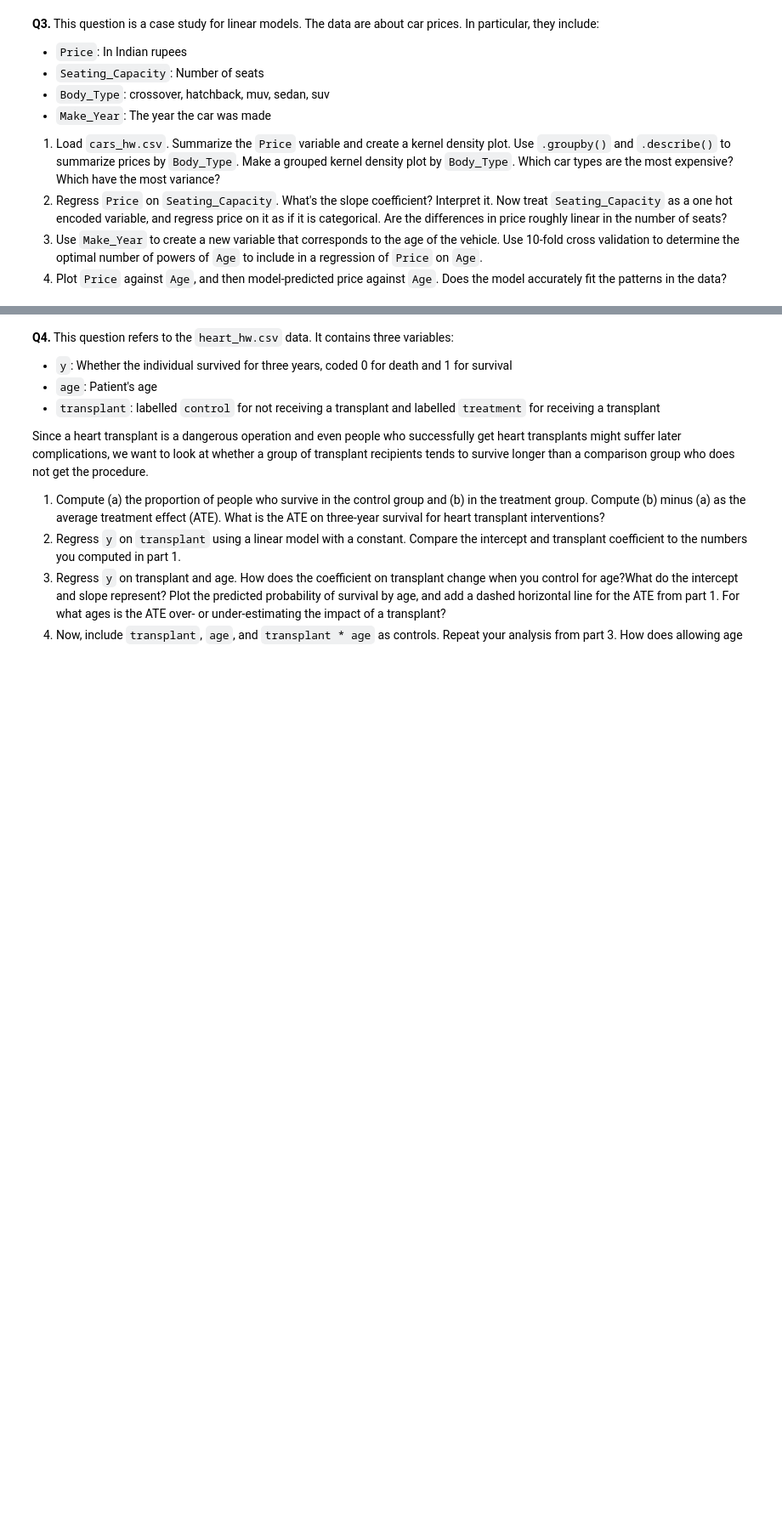
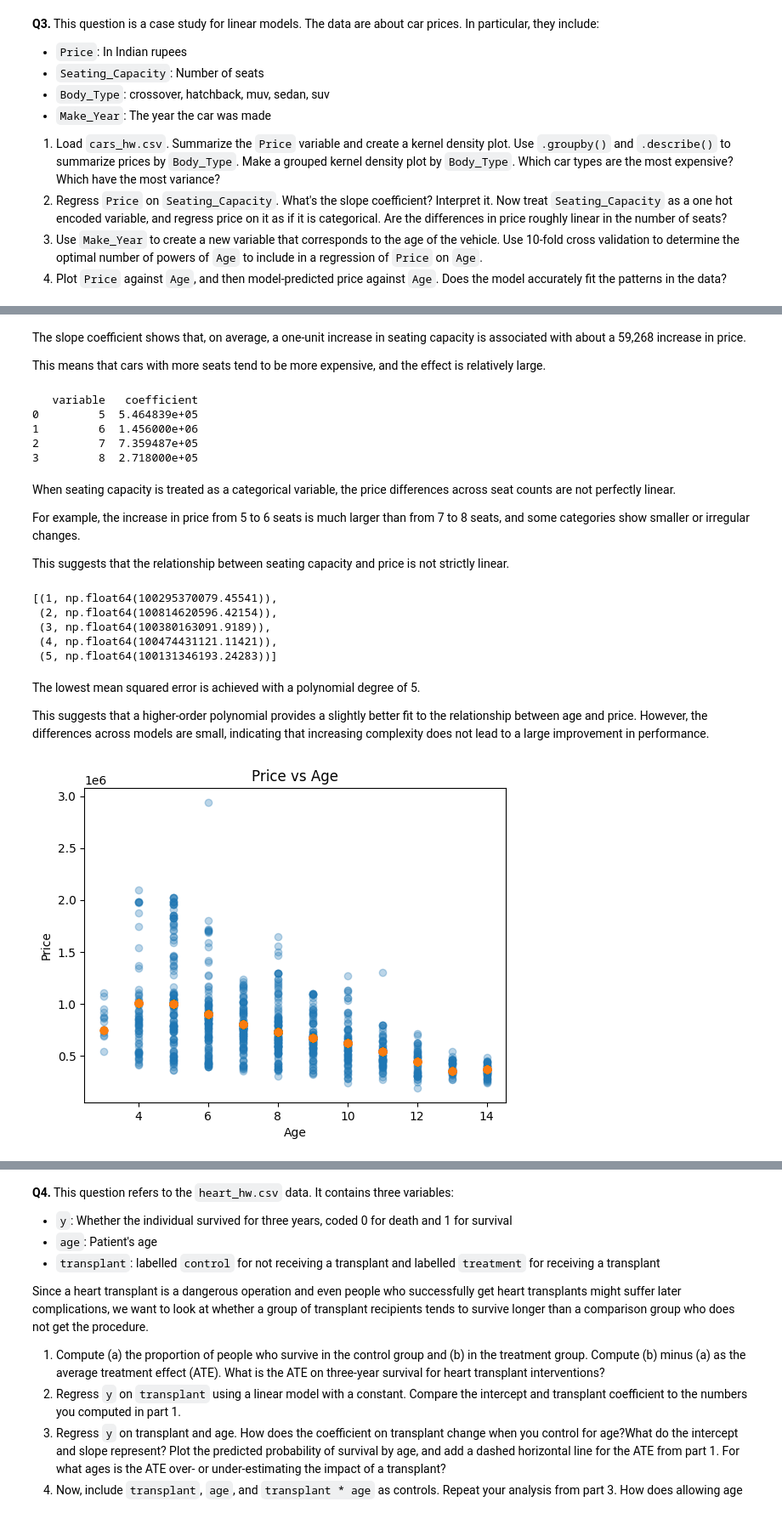
Before and after one commit to Cykim0320/airflow-project, a Jupyter notebook: 03_assignment_linear_models.ipynb, the cells around one changed output, grey strips where cells are left out. Shown at 85% size. Drawn from its saved outputs; the diff is of its cells as text; code cells hidden in the pictures; blank space fills up the shorter version.

```diff
--- a/03_assignment_linear_models.ipynb
+++ b/03_assignment_linear_models.ipynb
@@ -299,0 +353,73 @@ Model 6 has a slightly higher error than Model 5, suggesting that adding interac
+# %% [markdown]
+The slope coefficient shows that, on average, a one-unit increase in seating capacity is associated with about a 59,268 increase in price.
+
+This means that cars with more seats tend to be more expensive, and the effect is relatively large.
+# %%
+X_cat = pd.get_dummies(df['Seating_Capacity'], drop_first=True)
+model = LinearRegression()
+model.fit(X_cat, y)
+
+print(pd.DataFrame({
+    'variable': X_cat.columns,
+    'coefficient': model.coef_
+}))
+# %% [output]
+   variable   coefficient
+0         5  5.464839e+05
+1         6  1.456000e+06
+2         7  7.359487e+05
+3         8  2.718000e+05
+# %% [markdown]
+When seating capacity is treated as a categorical variable, the price differences across seat counts are not perfectly linear.
+
+For example, the increase in price from 5 to 6 seats is much larger than from 7 to 8 seats, and some categories show smaller or irregular changes.
+
+This suggests that the relationship between seating capacity and price is not strictly linear.
+# %%
+df['Age'] = 2025 - df['Make_Year']
+# %%
+from sklearn.preprocessing import PolynomialFeatures
+from sklearn.model_selection import cross_val_score
+
+y = df['Price']
+
+results = []
+
+for d in range(1, 6):
+    poly = PolynomialFeatures(degree=d, include_bias=False)
+    X_poly = poly.fit_transform(df[['Age']])
+
+    model = LinearRegression()
+    scores = cross_val_score(model, X_poly, y, cv=10, scoring='neg_mean_squared_error')
+
+    results.append((d, -scores.mean()))
+
+results
+# %% [output]
+[(1, np.float64(100295370079.45541)),
+ (2, np.float64(100814620596.42154)),
+ (3, np.float64(100380163091.9189)),
+ (4, np.float64(100474431121.11421)),
+ (5, np.float64(100131346193.24283))]
+# %% [markdown]
+The lowest mean squared error is achieved with a polynomial degree of 5.
+
+This suggests that a higher-order polynomial provides a slightly better fit to the relationship between age and price. However, the differences across models are small, indicating that increasing complexity does not lead to a large improvement in performance.
+# %%
+poly = PolynomialFeatures(degree=5, include_bias=False)
+X_poly = poly.fit_transform(df[['Age']])
+
+model = LinearRegression()
+model.fit(X_poly, df['Price'])
+
+df['pred_price'] = model.predict(X_poly)
+
+# scatter + line
+plt.scatter(df['Age'], df['Price'], alpha=0.3)
+plt.scatter(df['Age'], df['pred_price'], alpha=0.3)
+plt.xlabel('Age')
+plt.ylabel('Price')
+plt.title('Price vs Age')
+plt.show()
+# %% [output]
+[figure, added]
```
Also changed, not shown: parts of 23 cells of this notebook.
